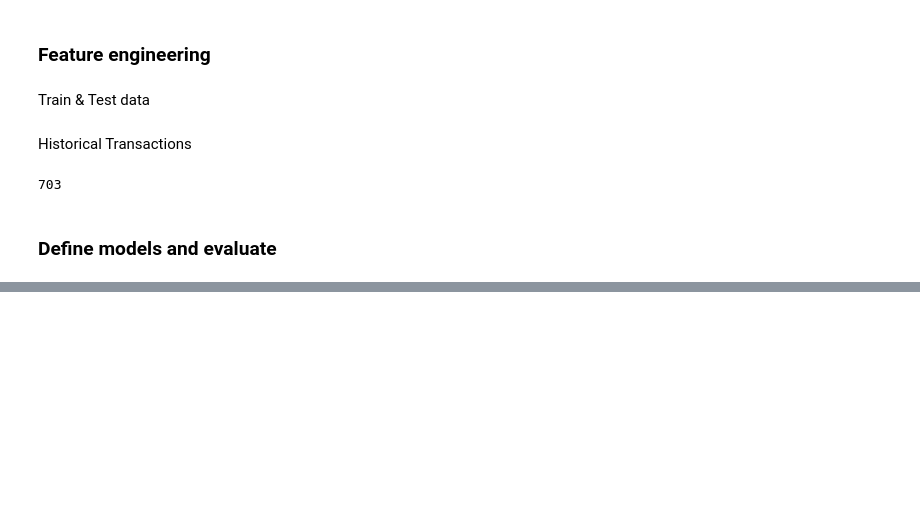
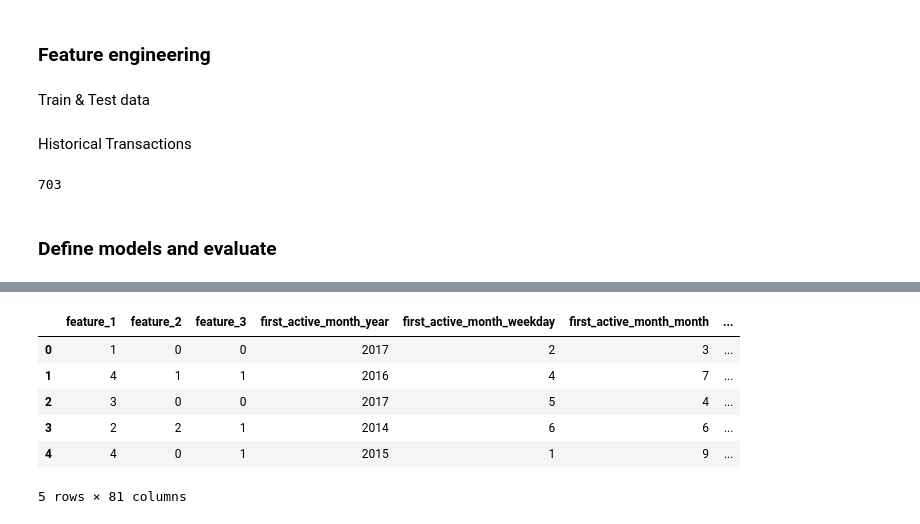
Before and after one commit to johngreibelarsen/understand-customer-loyalty, a Jupyter notebook: basic_kernel.ipynb, the cells around one changed output, grey strips where cells are left out. Cells and saved outputs as stored; diff of their text form; code cells hidden in the pictures; blank space fills up the shorter version.

```diff
--- a/basic_kernel.ipynb
+++ b/basic_kernel.ipynb
@@ -623,0 +651,20 @@ df_train.head()
+# %%
+from sklearn.preprocessing import LabelEncoder
+
+categorical_feats = ['feature_1', 'feature_2']
+
+for col in categorical_feats:
+    lbl = LabelEncoder()
+    lbl.fit(list(df_train[col].values.astype('str')) + list(df_test[col].values.astype('str')))
+    df_train[col] = lbl.transform(list(df_train[col].values.astype('str')))
+    df_test[col] = lbl.transform(list(df_test[col].values.astype('str')))
+# %%
+df_train.head()
+# %% [output]
+|  | feature_1 | feature_2 | feature_3 | first_active_month_year | first_active_month_weekday | first_active_month_month | ... |
+| 0 | 1 | 0 | 0 | 2017 | 2 | 3 | ... |
+| 1 | 4 | 1 | 1 | 2016 | 4 | 7 | ... |
+| 2 | 3 | 0 | 0 | 2017 | 5 | 4 | ... |
+| 3 | 2 | 2 | 1 | 2014 | 6 | 6 | ... |
+| 4 | 4 | 0 | 1 | 2015 | 1 | 9 | ... |
+5 rows × 81 columns
```
Also changed, not shown: parts of 9 cells of this notebook.
